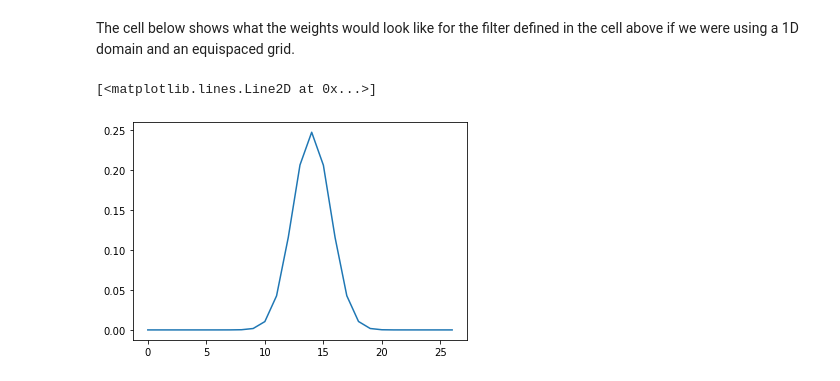
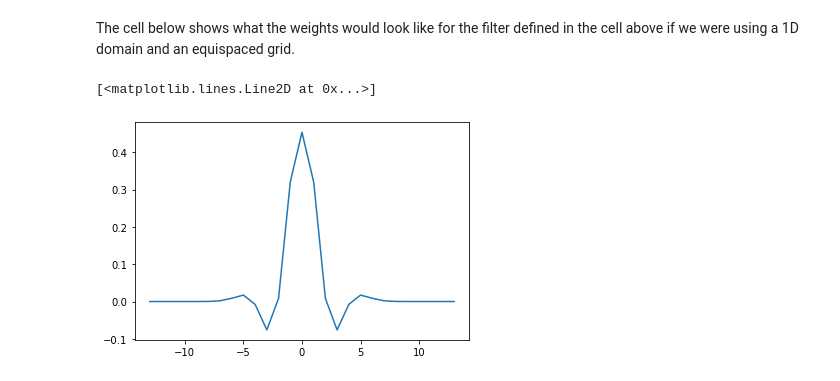
Before and after one commit to iangrooms/CPT-Snippets, a Jupyter notebook: filterSpec.ipynb, the cells around one changed output. Cells and saved outputs as stored; diff of their text form; code cells hidden in the pictures.

Commit message:
Fixed an error pointed out by Malte. Also fixed an indexing error in the computation of the weights.

```diff
--- a/filterSpec.ipynb
+++ b/filterSpec.ipynb
@@ -20,9 +20,9 @@ def filterSpec(N,dxMin,Lf,shape="Gaussian"):
 
     Outputs:
     NL is the number of Laplacian steps
-    isL is 1/s_i for the Laplacian steps; units of isL are the same as units of dxMin and Lf, squared
+    sL is s_i for the Laplacian steps; units of sL are one over the units of dxMin and Lf, squared
     NB is the number of Biharmonic steps
-    isB is 1/|s_i|^2 for the Biharmonic steps; units of isL are the same as units of dxMin and Lf, to the 4th power
+    sB is s_i for the Biharmonic steps; units of sB are one over the units of dxMin and Lf, squared
     """
     # Code only works for N>2
     if N <= 2:
@@ -71,15 +71,16 @@ def filterSpec(N,dxMin,Lf,shape="Gaussian"):
     plt.plot(k,F(x)-np.polynomial.chebyshev.chebval(x,p))
     # Get roots of the polynomial
     r = np.polynomial.chebyshev.chebroots(p)
+    # convert back to s in [0,sMax]
+    s = (sMax/2)*(r+1)
     # Separate out the real and complex roots
-    NL = np.size(r[np.where(np.abs(np.imag(r)) < 1E-12)])
-    rL = np.real(r[np.where(np.abs(np.imag(r)) < 1E-12)])
+    NL = np.size(s[np.where(np.abs(np.imag(r)) < 1E-12)])
+    sL = np.real(s[np.where(np.abs(np.imag(r)) < 1E-12)])
     NB = (N - NL)//2
-    rB = np.unique(np.abs(r[np.where(np.abs(np.imag(r)) > 1E-12)]))
-    # convert roots to 1/s_i and 1/|s_i|^2 from the notes
-    isL = (2/sMax)/(rL+1) # 1/s_i
-    isB = ((2/sMax)/(rB+1))**2 # 1/|s_i|^2
-    return NL,isL,NB,isB
+    sB_re,indices = np.unique(np.real(s[np.where(np.abs(np.imag(r)) > 1E-12)]),return_index=True)
+    sB_im = np.imag(s[np.where(np.abs(np.imag(r)) > 1E-12)])[indices]
+    sB = sB_re + sB_im*1j
+    return NL,sL,NB,sB
 # %% [markdown]
 The example below uses the function to generate a Gaussian filter with 11 steps and a filter scale 5 times the grid scale. (Grid scale is arbitrarily set to 0.01 here.)
 The left plot shows the Fourier transform of the target filter, along with the approximation using 11 steps.
@@ -93,7 +94,7 @@ NL,NB
 # %% [markdown]
 The example below uses the function to generate a "Taper" filter (elsewhere called "sharp") with 13 steps and a filter scale 2 times the grid scale. The approximate filter uses 11 Laplacian steps and 1 biharmonic step.
 # %%
-NL,isL,NB,isB = filterSpec(13,0.01,0.02,"Taper")
+NL,sL,NB,sB = filterSpec(13,0.01,0.02,"Taper")
 NL,NB
 # %% [output]
 (11, 1)
@@ -103,12 +104,12 @@ The cell below shows what the weights would look like for the filter defined in
 # %%
 L = 1E4*np.array([1,-2,1])
 B = 1E8*np.array([1,-4,6,-4,1])
 I = np.array([0,1,0])
-w = isB*B
-w[3] = w[3] + 1
+w = (1E4*2*np.real(sB)*np.array([0,1,-2,1,0]) + B)/np.abs(sB)**2
+w[2] = w[2] + 1
 for i in range(11):
-    w = np.convolve(I + isL[i]*L,w)
-plt.plot(w)
+    w = np.convolve(I + (1/sL[i])*L,w)
+plt.plot(np.arange(-13,14),w)
 # %% [output]
 [<matplotlib.lines.Line2D at 0x...>]
-[figure, old version]
+[figure, new version]
```
Also changed, not shown: parts of 1 cell of this notebook.
